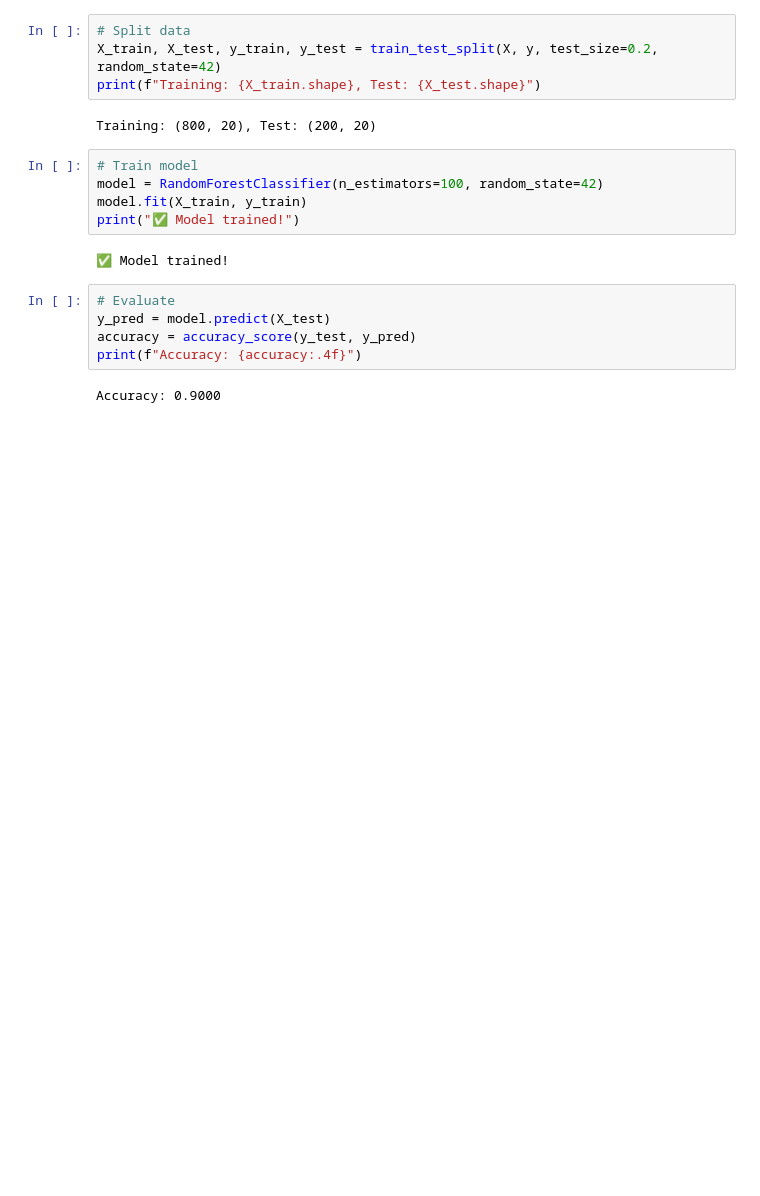
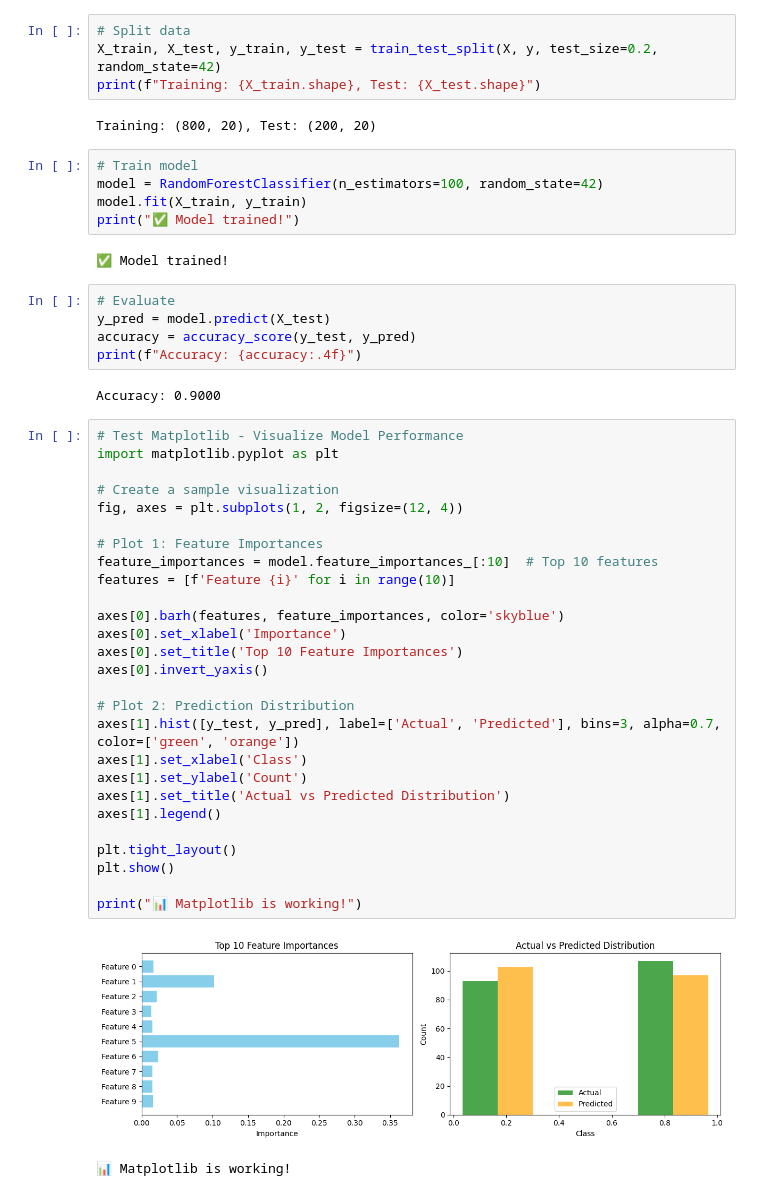
Before and after one commit to Bokusmin/01-house-price-prediction, a Jupyter notebook: notebooks/sample_ml_model.ipynb, the cells around one changed output. Drawn from its saved outputs; the diff is of its cells as text; blank space fills up the shorter version.

Commit message:
Added matplotlib visualization test

```diff
--- a/notebooks/sample_ml_model.ipynb
+++ b/notebooks/sample_ml_model.ipynb
@@ -39,3 +41,33 @@ accuracy = accuracy_score(y_test, y_pred)
 print(f"Accuracy: {accuracy:.4f}")
 # %% [output]
 Accuracy: 0.9000
+# %%
+# Test Matplotlib - Visualize Model Performance
+import matplotlib.pyplot as plt
+
+# Create a sample visualization
+fig, axes = plt.subplots(1, 2, figsize=(12, 4))
+
+# Plot 1: Feature Importances
+feature_importances = model.feature_importances_[:10]  # Top 10 features
+features = [f'Feature {i}' for i in range(10)]
+
+axes[0].barh(features, feature_importances, color='skyblue')
+axes[0].set_xlabel('Importance')
+axes[0].set_title('Top 10 Feature Importances')
+axes[0].invert_yaxis()
+
+# Plot 2: Prediction Distribution
+axes[1].hist([y_test, y_pred], label=['Actual', 'Predicted'], bins=3, alpha=0.7, color=['green', 'orange'])
+axes[1].set_xlabel('Class')
+axes[1].set_ylabel('Count')
+axes[1].set_title('Actual vs Predicted Distribution')
+axes[1].legend()
+
+plt.tight_layout()
+plt.show()
+
+print("📊 Matplotlib is working!")
+# %% [output]
+[figure, added]
+📊 Matplotlib is working!
```
Also changed, not shown: parts of 1 cell of this notebook.
